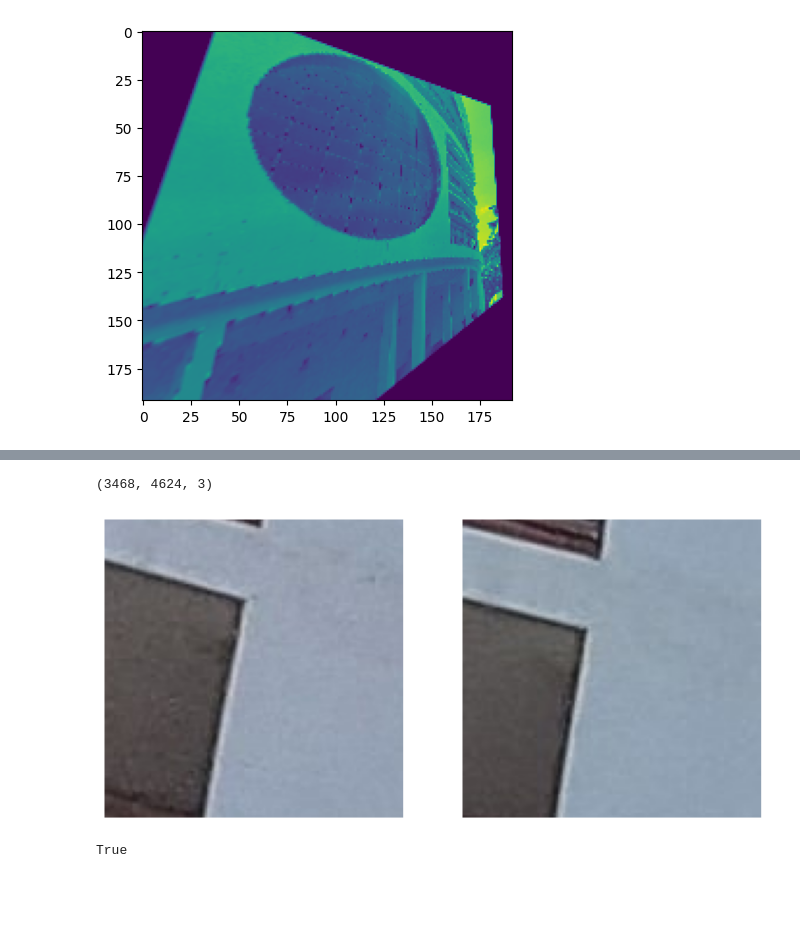
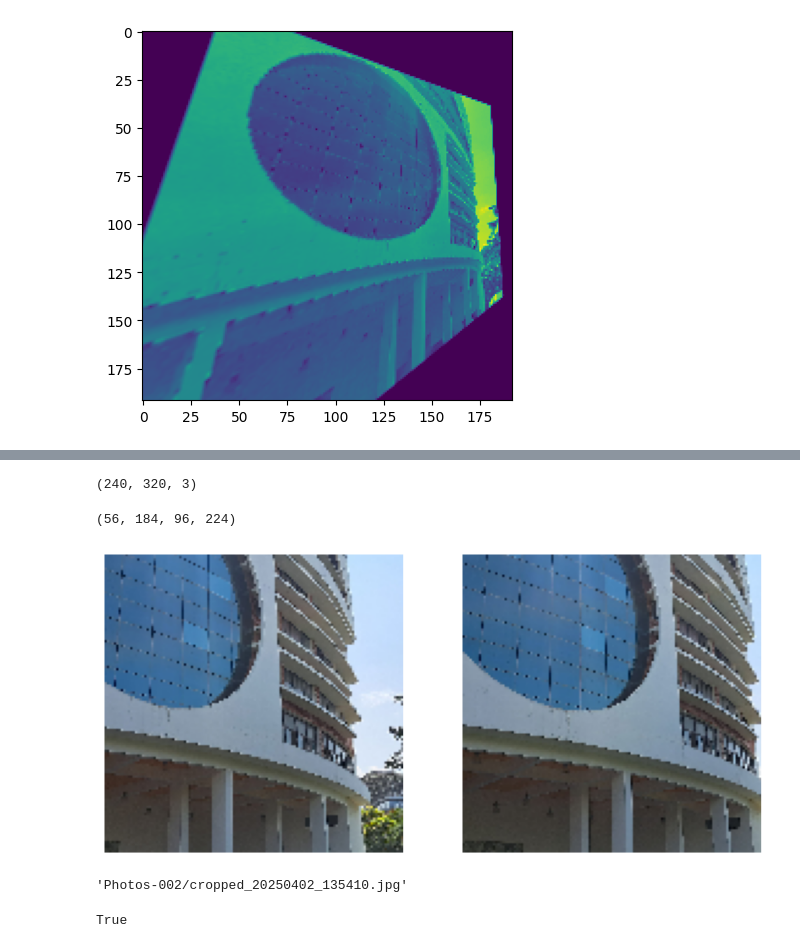
Before and after one commit to mkreman/MCNet-review, a Jupyter notebook: test.ipynb, the cells around one changed output, grey strips where cells are left out. Drawn from its saved outputs; the diff is of its cells as text; code cells hidden in the pictures; blank space fills up the shorter version.

```diff
--- a/test.ipynb
+++ b/test.ipynb
@@ -100,14 +84,20 @@ plt.imshow(large_img1_warp[0])
 # %%
-img1 = cv2.imread('Photos-002/20250402_135410.jpg')
-img2 = cv2.imread('Photos-002/20250402_135412.jpg')
+img1_path = 'Photos-002/20250402_135410.jpg'
+img2_path = 'Photos-002/20250402_135412.jpg'
+img1 = cv2.imread(img1_path)
+img2 = cv2.imread(img2_path)
 assert img1 is not None and img2 is not None
 
-plt.figure(figsize=(10,10))
-plt.subplot(121)
+img1 = cv2.resize(img1, (320, 240))
+img2 = cv2.resize(img2, (320, 240))
+
+# plt.figure(figsize=(10,10))
+# plt.subplot(121)
 plt.imshow(cv2.cvtColor(img1, cv2.COLOR_BGR2RGB))
-# plt.axis('off')
-plt.subplot(122)
+plt.axis('off')
+plt.show()
+# plt.subplot(122)
 plt.imshow(cv2.cvtColor(img2, cv2.COLOR_BGR2RGB))
-# plt.axis('off')
+plt.axis('off')
 plt.show()
 # %% [output]
@@ -115,22 +106,39 @@ plt.show()
 # %%
 img1.shape
 # %% [output]
-(3468, 4624, 3)
+(240, 320, 3)
+# %%
+img1.shape[0]//2-64,img1.shape[0]//2+64,img1.shape[1]//2-64,img1.shape[1]//2+64
+# %% [output]
+(56, 184, 96, 224)
 # %%
-top_left = (500, 500)
-bottom_right = (628, 628)
+# top_left = (100, 50)
+# bottom_right = (228, 178)
 
-cropped_img1 = img1[top_left[0]:bottom_right[0], top_left[1]:bottom_right[1], :]
-cropped_img2 = img2[top_left[0]+70:bottom_right[0]+70, top_left[1]+300:bottom_right[1]+300, :]
+# top_left = (100, 50)
+# bottom_right = (228, 178)
+
+top_left = (img1.shape[1]//2-64, img1.shape[0]//2-64)
+bottom_right = (img1.shape[1]//2+64, img1.shape[0]//2+64)
+
+cropped_img1 = img1[top_left[1]:bottom_right[1], top_left[0]:bottom_right[0], :]
+cropped_img2 = img2[top_left[1]:bottom_right[1], top_left[0]:bottom_right[0], :]
 
 plt.figure(figsize=(10,10))
 plt.subplot(121)
 plt.imshow(cv2.cvtColor(cropped_img1, cv2.COLOR_BGR2RGB))
 plt.axis('off')
 plt.subplot(122)
 plt.imshow(cv2.cvtColor(cropped_img2, cv2.COLOR_BGR2RGB))
 plt.axis('off')
 plt.show()
 # %% [output]
-[figure, old version]
+[figure, new version]
+# %%
+new_img1_path = os.path.join('Photos-002', 'cropped_' + img1_path[11:])
+new_img2_path = os.path.join('Photos-002', 'cropped_' + img2_path[11:])
+
+new_img1_path
+# %% [output]
+'Photos-002/cropped_20250402_135410.jpg'
 # %%
```
Also changed, not shown: parts of 17 cells of this notebook, 29 other files.
